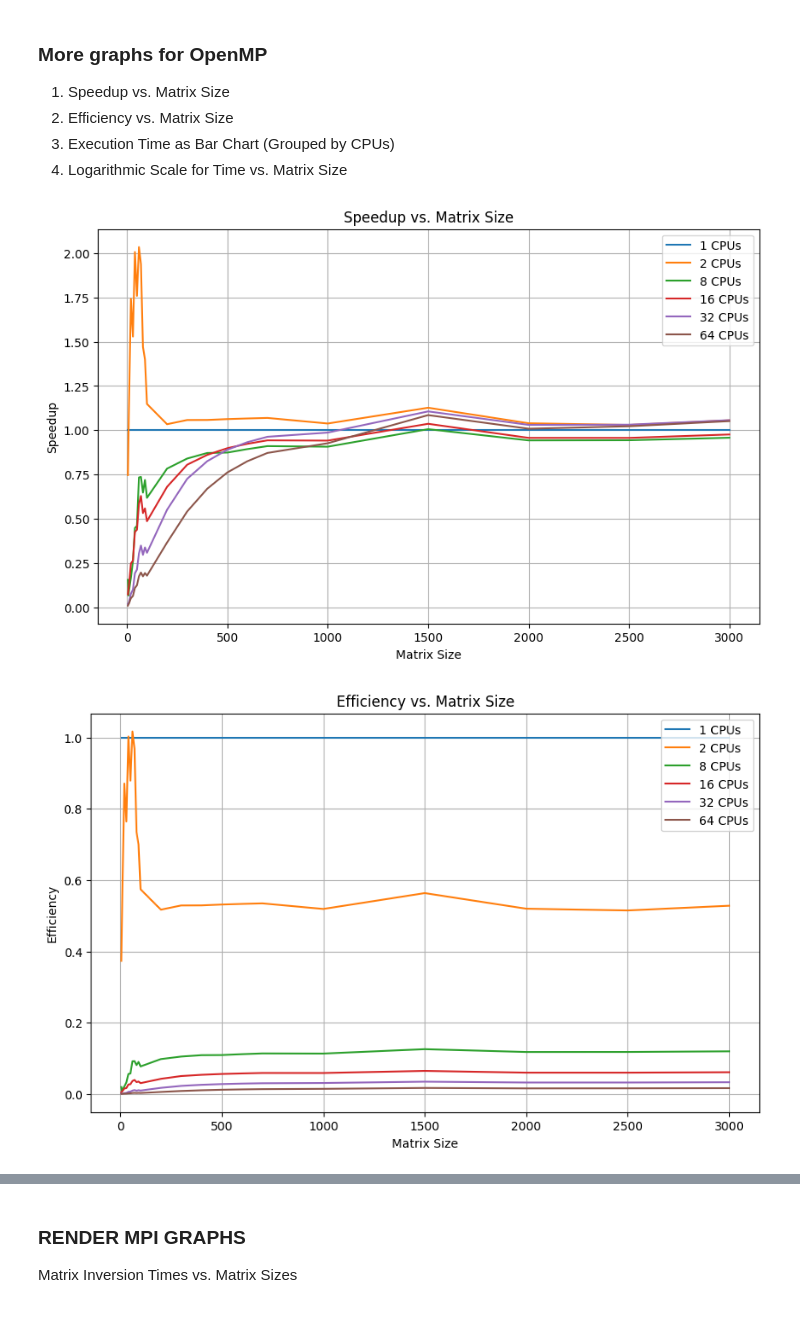
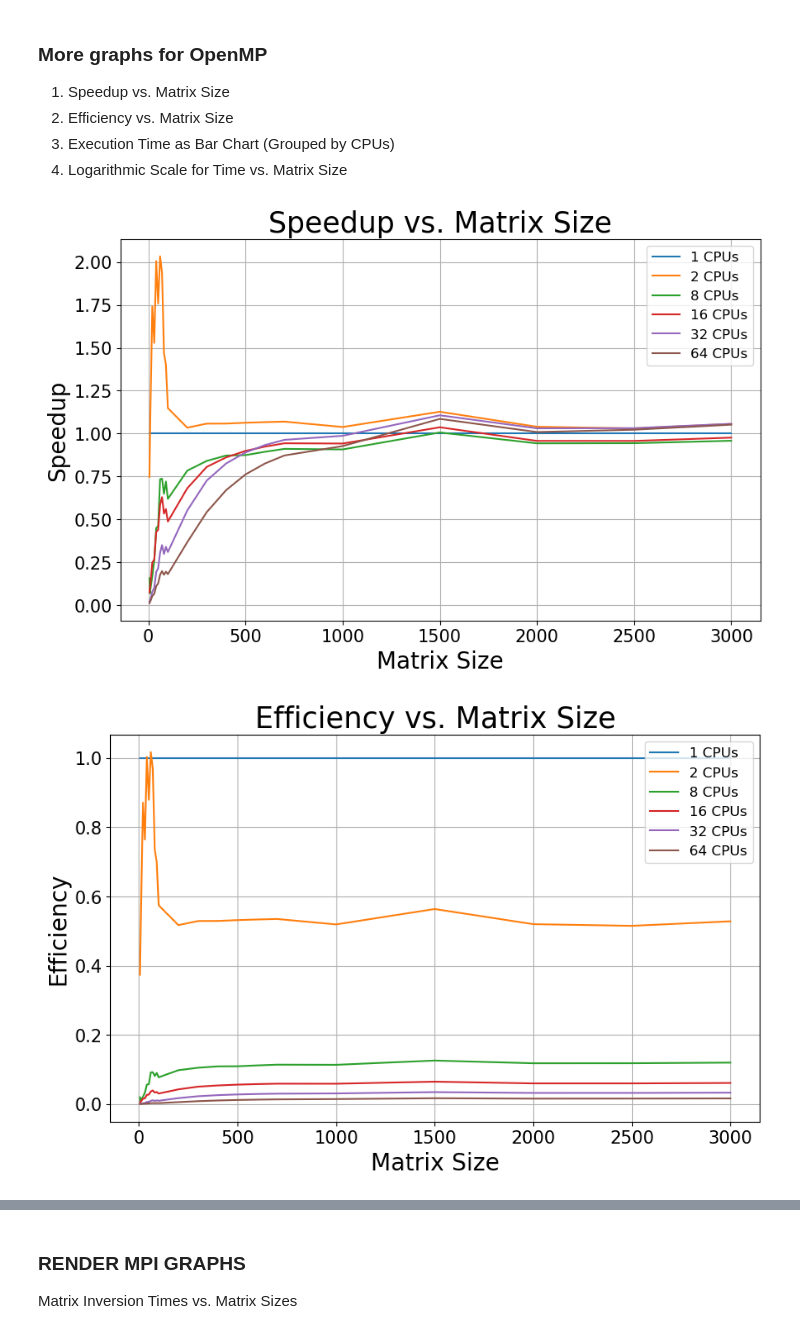
Before and after one commit to Adarsh-Johny/HPC.ParallelMatrixInversion, a Jupyter notebook: Metrics/calculate_performance_metrics.ipynb, the cells around one changed output, grey strips where cells are left out. Drawn from its saved outputs; the diff is of its cells as text; code cells hidden in the pictures.

```diff
--- a/Metrics/calculate_performance_metrics.ipynb
+++ b/Metrics/calculate_performance_metrics.ipynb
@@ -164,8 +166,16 @@ csv_dir = "./"
 
 cpu_data = {}
 
+invalid_fnames = [
+    "serial_extracted.csv",
+    "combined_data.csv",
+    "openmp_speedup.csv",
+    "mpi_speedup.csv",
+]
+
 for filename in os.listdir(csv_dir):
-    if filename.endswith(".csv") and filename != "serial_extracted.csv" and filename != 'combined_data.csv':
+    #if filename.endswith(".csv") and filename != "serial_extracted.csv" and filename != 'combined_data.csv' and filename != 'openmp_speedup.csv':
+    if filename.endswith(".csv") and filename not in invalid_fnames:
         # Extract the number of CPUs from the filename
         ncpu = int(filename.split(".")[0])
 
@@ -194,10 +204,12 @@ for ncpu, (matrix_sizes, times) in cpu_data.items():
     speedup = [baseline_times[i] / t for i, t in enumerate(times)]
     plt.plot(matrix_sizes, speedup, label=f"{ncpu} CPUs")
 
-plt.title("Speedup vs. Matrix Size")
-plt.xlabel("Matrix Size")
-plt.ylabel("Speedup")
-plt.legend()
+plt.title("Speedup vs. Matrix Size", fontsize=25)
+plt.xlabel("Matrix Size", fontsize=20)
+plt.ylabel("Speedup", fontsize=20)
+plt.xticks(fontsize=15)
+plt.yticks(fontsize=15)
+plt.legend(fontsize=12)
 plt.grid(True)
 plt.show()
 
@@ -208,10 +220,12 @@ for ncpu, (matrix_sizes, times) in cpu_data.items():
     efficiency = [s / ncpu for s in speedup]
     plt.plot(matrix_sizes, efficiency, label=f"{ncpu} CPUs")
 
-plt.title("Efficiency vs. Matrix Size")
-plt.xlabel("Matrix Size")
-plt.ylabel("Efficiency")
-plt.legend()
+plt.title("Efficiency vs. Matrix Size", fontsize=25)
+plt.xlabel("Matrix Size", fontsize=20)
+plt.ylabel("Efficiency", fontsize=20)
+plt.xticks(fontsize=15)
+plt.yticks(fontsize=15)
+plt.legend(fontsize=12)
 plt.grid(True)
 plt.show()
 
@@ -224,44 +238,50 @@ plt.figure(figsize=(12, 6))
 for i, (ncpu, (matrix_sizes, times)) in enumerate(cpu_data.items()):
     plt.bar(x + i * width, times, width, label=f"{ncpu} CPUs")
 
-plt.title("Execution Time for Different Matrix Sizes")
-plt.xlabel("Matrix Size")
-plt.ylabel("Time (ms)")
+plt.title("Execution Time for Different Matrix Sizes", fontsize=25)
+plt.xlabel("Matrix Size", fontsize=20)
+plt.ylabel("Time (ms)", fontsize=20)
+plt.xticks(fontsize=15)
+plt.yticks(fontsize=15)
 plt.xticks(x + width * (len(cpu_data) - 1) / 2, matrix_sizes)
-plt.legend()
+plt.legend(fontsize=12)
 plt.grid(True)
 plt.show()
 
 # 4. Logarithmic Scale for Time vs. Matrix Size
 plt.figure(figsize=(10, 6))
 for ncpu, (matrix_sizes, times) in cpu_data.items():
     plt.plot(matrix_sizes, times, label=f"{ncpu} CPUs")
 
 plt.yscale("log")
-plt.title("Execution Time vs. Matrix Size (Log Scale)")
-plt.xlabel("Matrix Size")
-plt.ylabel("Time (ms)")
-plt.legend()
+plt.title("Execution Time vs. Matrix Size (Log Scale)", fontsize=25)
+plt.xlabel("Matrix Size", fontsize=20)
+plt.ylabel("Time (ms)", fontsize=20)
+plt.xticks(fontsize=15)
+plt.yticks(fontsize=15)
+plt.legend(fontsize=12)
 plt.grid(True, which="both", linestyle="--")
 plt.show()
 
 # 5. CPU Utilization for Fixed Matrix Size
 fixed_size_index = 4  # Change this index to select a different matrix size (0-based)
 matrix_size_label = baseline_sizes[fixed_size_index]
 cpu_counts = []
 times_for_fixed_size = []
 
 for ncpu, (matrix_sizes, times) in cpu_data.items():
     cpu_counts.append(ncpu)
     times_for_fixed_size.append(times[fixed_size_index])
 
 plt.figure(figsize=(10, 6))
 plt.plot(cpu_counts, times_for_fixed_size, marker="o")
 plt.title(f"CPU Utilization for Matrix Size {matrix_size_label}")
-plt.xlabel("Number of CPUs")
-plt.ylabel("Time (ms)")
+plt.xlabel("Number of CPUs", fontsize=20)
+plt.ylabel("Time (ms)", fontsize=20)
+plt.xticks(fontsize=15)
+plt.yticks(fontsize=15)
 plt.grid(True)
 plt.show()
 # %% [output]
-[figure, old version]
+[figure, new version]
-[figure, old version]
+[figure, new version]
```
Also changed, not shown: parts of 7 cells of this notebook.
